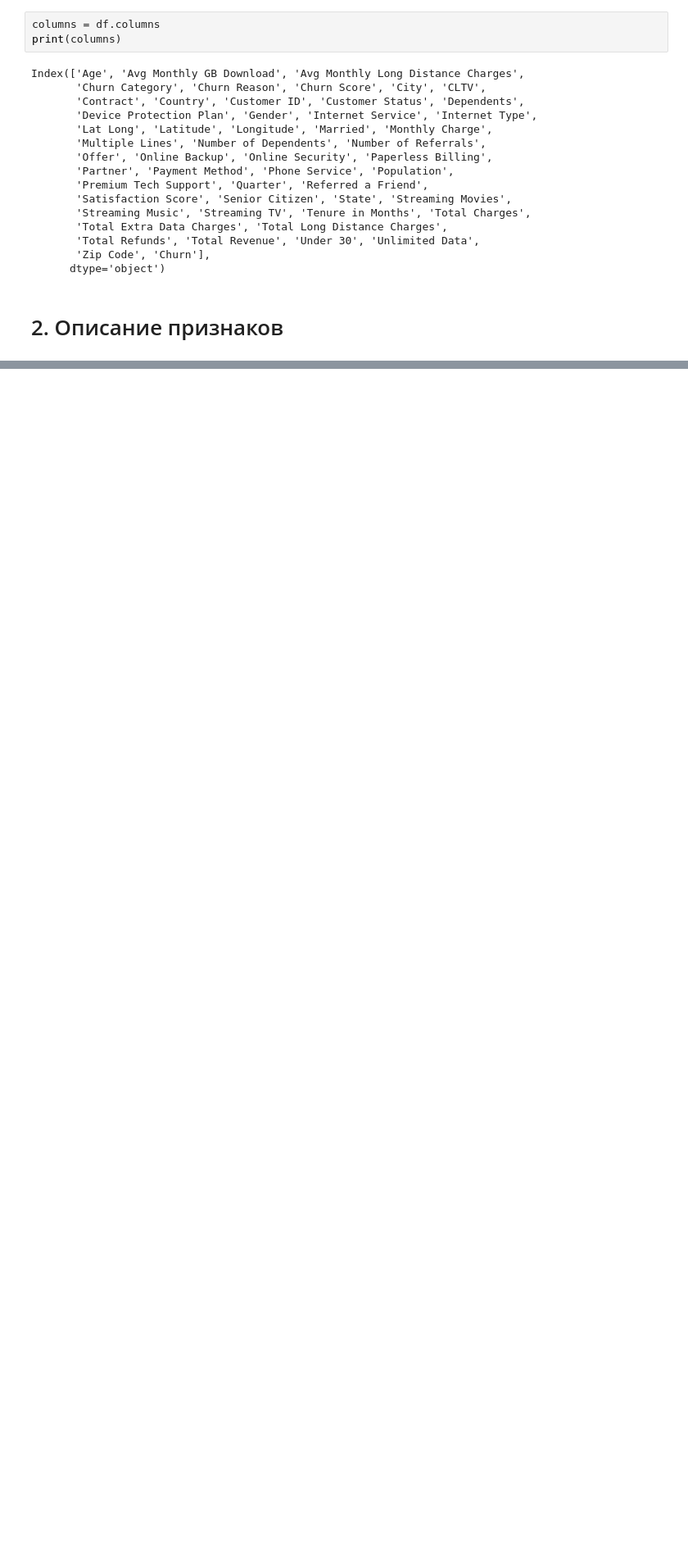
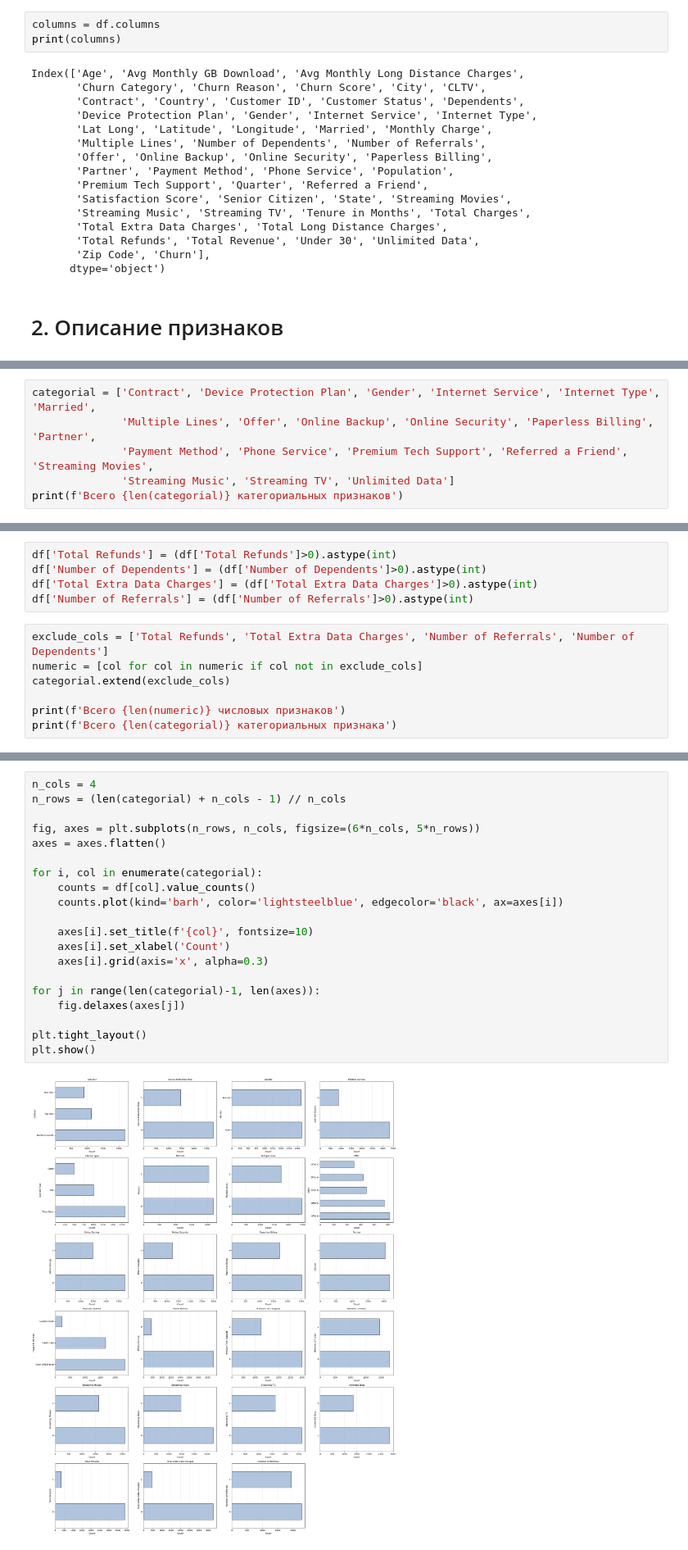
Before and after one commit to Valuxalo/ML_telco_customer_churn, a Jupyter notebook: model/EDA.ipynb, the cells around one changed output, grey strips where cells are left out. Shown at 82% size. Drawn from its saved outputs; the diff is of its cells as text; blank space fills up the shorter version.

```diff
--- a/model/EDA.ipynb
+++ b/model/EDA.ipynb
@@ -134,0 +200,6 @@ Name: count, Length: 1594, dtype: int64
+# %%
+categorial = ['Contract', 'Device Protection Plan', 'Gender', 'Internet Service', 'Internet Type', 'Married',
+              'Multiple Lines', 'Offer', 'Online Backup', 'Online Security', 'Paperless Billing', 'Partner',
+              'Payment Method', 'Phone Service', 'Premium Tech Support', 'Referred a Friend', 'Streaming Movies',
+              'Streaming Music', 'Streaming TV', 'Unlimited Data']
+print(f'Всего {len(categorial)} категориальных признаков')
@@ -134,0 +284,12 @@ Name: count, Length: 1594, dtype: int64
+# %%
+df['Total Refunds'] = (df['Total Refunds']>0).astype(int)
+df['Number of Dependents'] = (df['Number of Dependents']>0).astype(int)
+df['Total Extra Data Charges'] = (df['Total Extra Data Charges']>0).astype(int)
+df['Number of Referrals'] = (df['Number of Referrals']>0).astype(int)
+# %%
+exclude_cols = ['Total Refunds', 'Total Extra Data Charges', 'Number of Referrals', 'Number of Dependents']
+numeric = [col for col in numeric if col not in exclude_cols]
+categorial.extend(exclude_cols)
+
+print(f'Всего {len(numeric)} числовых признаков')
+print(f'Всего {len(categorial)} категориальных признака')
@@ -134,0 +323,22 @@ Name: count, Length: 1594, dtype: int64
+# %%
+n_cols = 4
+n_rows = (len(categorial) + n_cols - 1) // n_cols
+
+fig, axes = plt.subplots(n_rows, n_cols, figsize=(6*n_cols, 5*n_rows))
+axes = axes.flatten()
+
+for i, col in enumerate(categorial):
+    counts = df[col].value_counts()
+    counts.plot(kind='barh', color='lightsteelblue', edgecolor='black', ax=axes[i])
+
+    axes[i].set_title(f'{col}', fontsize=10)
+    axes[i].set_xlabel('Count')
+    axes[i].grid(axis='x', alpha=0.3)
+
+for j in range(len(categorial)-1, len(axes)):
+    fig.delaxes(axes[j])
+
+plt.tight_layout()
+plt.show()
+# %% [output]
+[figure, added]
```
Also changed, not shown: parts of 33 cells of this notebook.
